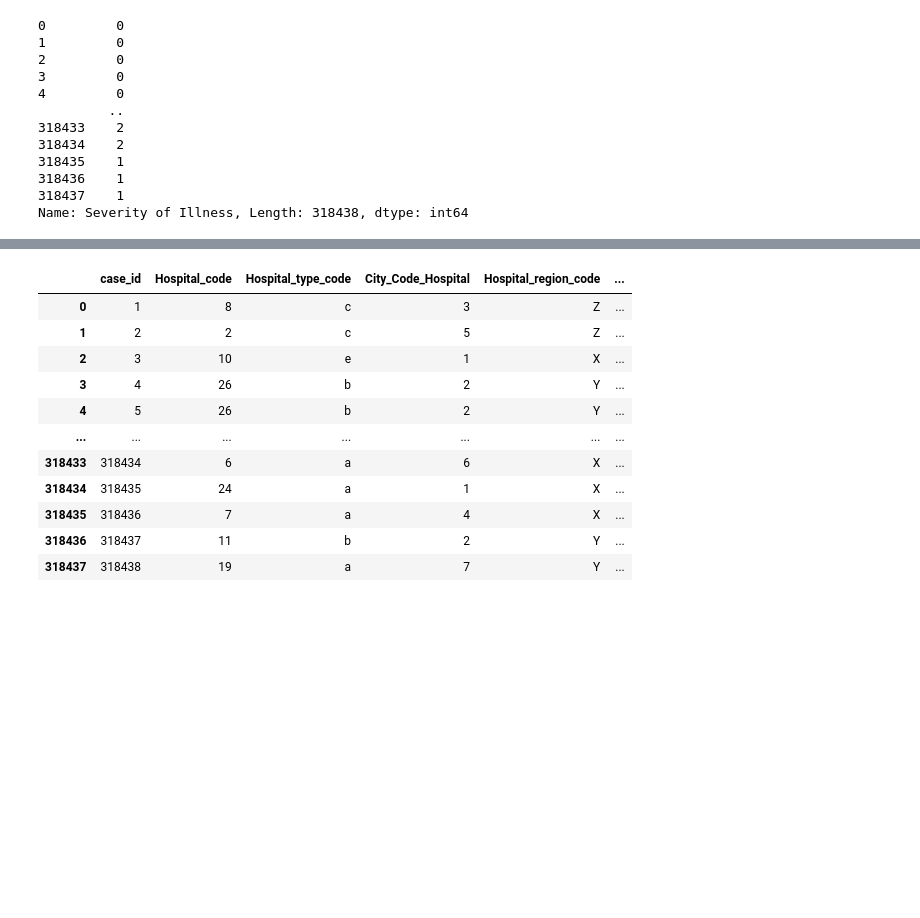
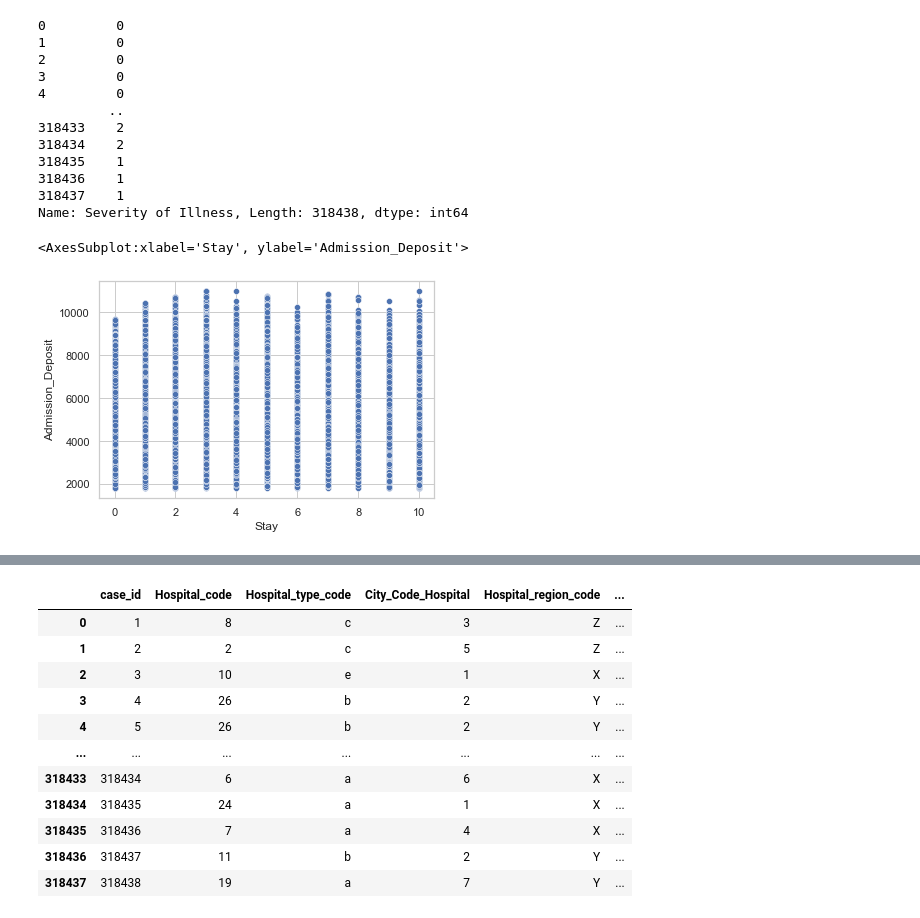
Before and after one commit to nikhilkarve/lengthOfStay, a Jupyter notebook: code/LengthOfStayV1.ipynb, the cells around one changed output, grey strips where cells are left out. Cells and saved outputs as stored; diff of their text form; code cells hidden in the pictures; blank space fills up the shorter version.

```diff
--- a/code/LengthOfStayV1.ipynb
+++ b/code/LengthOfStayV1.ipynb
@@ -28,11 +28,11 @@ Stay : Target Variable Stay which depicts no. of days the patient stayed at hosp
 # %%
 #Reading data
 
-raw_train_data = pd.read_csv('/Users/mayuraitavadekar/Desktop/fall-2021/fds/project/lengthOfStay/data/train_data.csv')
-raw_test_data = pd.read_csv('/Users/mayuraitavadekar/Desktop/fall-2021/fds/project/lengthOfStay/data/test_data.csv')
+#raw_train_data = pd.read_csv('/Users/mayuraitavadekar/Desktop/fall-2021/fds/project/lengthOfStay/data/train_data.csv')
+#raw_test_data = pd.read_csv('/Users/mayuraitavadekar/Desktop/fall-2021/fds/project/lengthOfStay/data/test_data.csv')
 
-# raw_train_data = pd.read_csv('/Users/nikhilkarve/Desktop/study/fall2021/FDS/Project/healthcare/data/train_data.csv')
-# raw_test_data = pd.read_csv('/Users/nikhilkarve/Desktop/study/fall2021/FDS/Project/healthcare/data/test_data.csv')
+raw_train_data = pd.read_csv('/Users/nikhilkarve/Desktop/study/fall2021/FDS/Project/healthcare/data/train_data.csv')
+raw_test_data = pd.read_csv('/Users/nikhilkarve/Desktop/study/fall2021/FDS/Project/healthcare/data/test_data.csv')
 # %% [markdown]
 ## 3. Data Understanding
 
@@ -1083,7 +1083,10 @@ raw_train_data['Severity of Illness']
 318437    1
 Name: Severity of Illness, Length: 318438, dtype: int64
 # %%
-# sns.scatterplot(data=raw_train_data, y='Admission_Deposit', x='Stay')
+sns.scatterplot(data=raw_train_data, y='Admission_Deposit', x='Stay')
+# %% [output]
+<AxesSubplot:xlabel='Stay', ylabel='Admission_Deposit'>
+[figure, added]
 # %% [markdown]
 <!-- #### Stay encoding:
 
```
Also changed, not shown: parts of 66 cells of this notebook.
